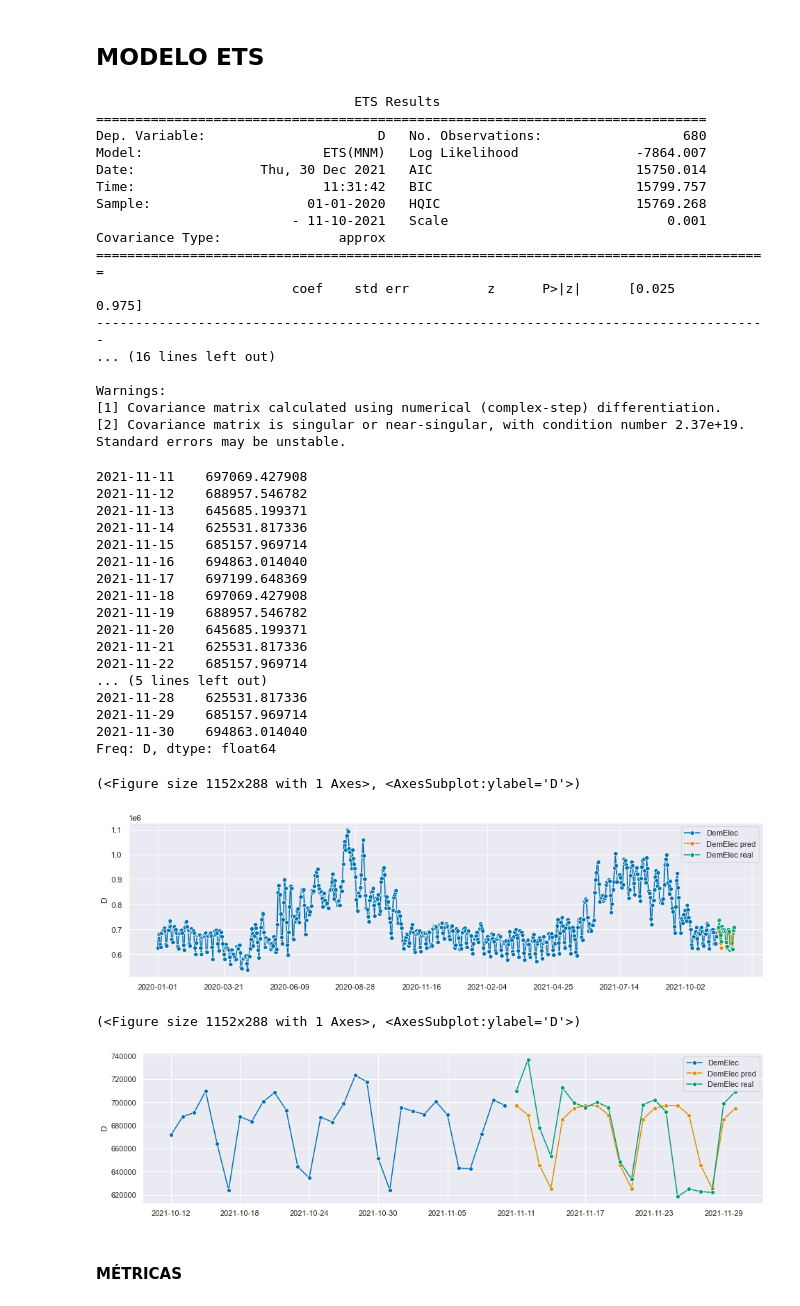
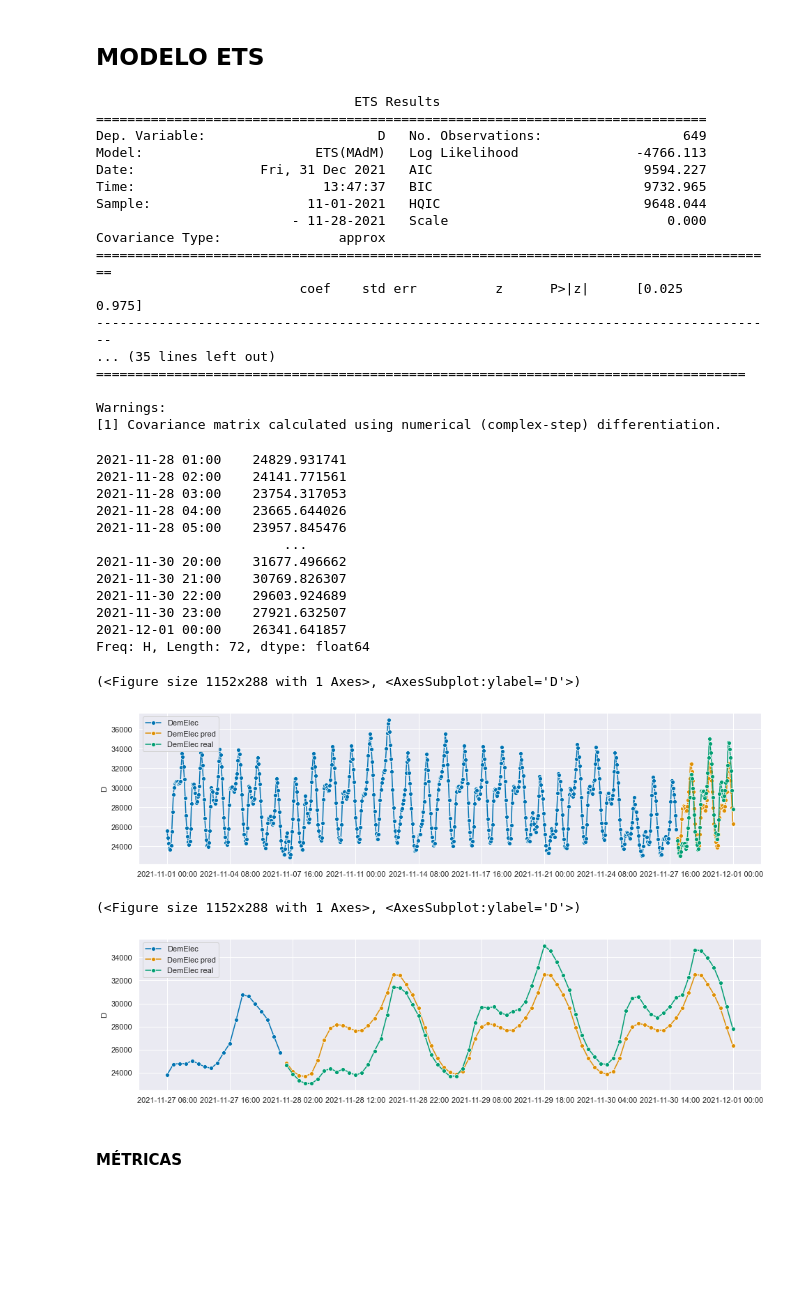
Before and after one commit to aitorlarrinoa/Series-temporales, a Jupyter notebook: Practices/EXAM/02.2_Modelos_horario.ipynb, the cells around one changed output. Drawn from its saved outputs; the diff is of its cells as text; code cells hidden in the pictures; blank space fills up the shorter version.

```diff
--- a/Practices/EXAM/02.2_Modelos_horario.ipynb
+++ b/Practices/EXAM/02.2_Modelos_horario.ipynb
@@ -87,11 +112,11 @@ fh = np.arange(1, 21)
 # %%
-Met_Naive = NaiveForecaster(strategy="last", sp=365)
+Met_Naive = NaiveForecaster(strategy="last", sp=24)
 
-Met_Naive.fit(y_train_diario)
+Met_Naive.fit(y_train_horario)
 
 # step 5: querying predictions
 pred_Naive = Met_Naive.predict(fh)
 
-plot_series(y_train_diario, y_test_diario, pred_Naive, labels=["DemElec", "DemElec real", "DemElec pred"])
+plot_series(y_train_horario, y_test_horario, pred_Naive, labels=["DemElec", "DemElec real", "DemElec pred"])
 # %% [output]
 (<Figure size 1152x288 with 1 Axes>, <AxesSubplot:ylabel='D'>)
@@ -126,59 +151,54 @@ Este será nuestro modelo base y, a partir de aquí, todos los modelos que vayam
 # %% [markdown]
 ## MODELO ETS
 # %%
-ETS_diario = AutoETS(auto=True, sp=7, n_jobs=-1)
+ETS_horario = AutoETS(auto=True, sp=24, n_jobs=-1)
 # %%
-ETS_diario.fit(y_train_diario)
-print(ETS_diario.summary())
+ETS_horario.fit(y_train_horario)
+print(ETS_horario.summary())
 # %% [output]
                                  ETS Results
 ==============================================================================
-Dep. Variable:                      D   No. Observations:                  680
-Model:                       ETS(MNM)   Log Likelihood               -7864.007
-Date:                Thu, 30 Dec 2021   AIC                          15750.014
-Time:                        11:31:42   BIC                          15799.757
-Sample:                    01-01-2020   HQIC                         15769.268
-                         - 11-10-2021   Scale                            0.001
+Dep. Variable:                      D   No. Observations:                  649
+Model:                      ETS(MAdM)   Log Likelihood               -4766.113
+Date:                Fri, 31 Dec 2021   AIC                           9594.227
+Time:                        13:47:37   BIC                           9732.965
+Sample:                    11-01-2021   HQIC                          9648.044
+                         - 11-28-2021   Scale                            0.000
 Covariance Type:               approx
-======================================================================================
-                         coef    std err          z      P>|z|      [0.025      0.975]
---------------------------------------------------------------------------------------
-... (16 lines left out)
+=======================================================================================
+                          coef    std err          z      P>|z|      [0.025      0.975]
+---------------------------------------------------------------------------------------
+... (35 lines left out)
+===================================================================================
 
 Warnings:
 [1] Covariance matrix calculated using numerical (complex-step) differentiation.
-[2] Covariance matrix is singular or near-singular, with condition number 2.37e+19. Standard errors may be unstable.
 # %%
-ETS_diario_pred = ETS_diario.predict(fh)
-print(ETS_diario_pred)
+ETS_horario_pred = ETS_horario.predict(fh)
+print(ETS_horario_pred)
 # %% [output]
-2021-11-11    697069.427908
-2021-11-12    688957.546782
-2021-11-13    645685.199371
-2021-11-14    625531.817336
-2021-11-15    685157.969714
-2021-11-16    694863.014040
-2021-11-17    697199.648369
-2021-11-18    697069.427908
-2021-11-19    688957.546782
-2021-11-20    645685.199371
-2021-11-21    625531.817336
-2021-11-22    685157.969714
-... (5 lines left out)
-2021-11-28    625531.817336
-2021-11-29    685157.969714
-2021-11-30    694863.014040
-Freq: D, dtype: float64
+2021-11-28 01:00    24829.931741
+2021-11-28 02:00    24141.771561
+2021-11-28 03:00    23754.317053
+2021-11-28 04:00    23665.644026
+2021-11-28 05:00    23957.845476
+                        ...
+2021-11-30 20:00    31677.496662
+2021-11-30 21:00    30769.826307
+2021-11-30 22:00    29603.924689
+2021-11-30 23:00    27921.632507
+2021-12-01 00:00    26341.641857
+Freq: H, Length: 72, dtype: float64
 # %%
-plot_series(y_train_diario, ETS_diario_pred, y_test_diario, labels=["DemElec", "DemElec pred", "DemElec real"])
+plot_series(y_train_horario, ETS_horario_pred, y_test_horario, labels=["DemElec", "DemElec pred", "DemElec real"])
 # %% [output]
 (<Figure size 1152x288 with 1 Axes>, <AxesSubplot:ylabel='D'>)
-[figure, old version]
+[figure, new version]
 # %%
-plot_series(y_train_diario[650:], ETS_diario_pred, y_test_diario, labels=["DemElec", "DemElec pred", "DemElec real"])
+plot_series(y_train_horario[630:], ETS_horario_pred, y_test_horario, labels=["DemElec", "DemElec pred", "DemElec real"])
 # %% [output]
 (<Figure size 1152x288 with 1 Axes>, <AxesSubplot:ylabel='D'>)
-[figure, old version]
+[figure, new version]
 # %% [markdown]
 #### MÉTRICAS
 # %% [markdown]
```
Also changed, not shown: parts of 57 cells of this notebook.
